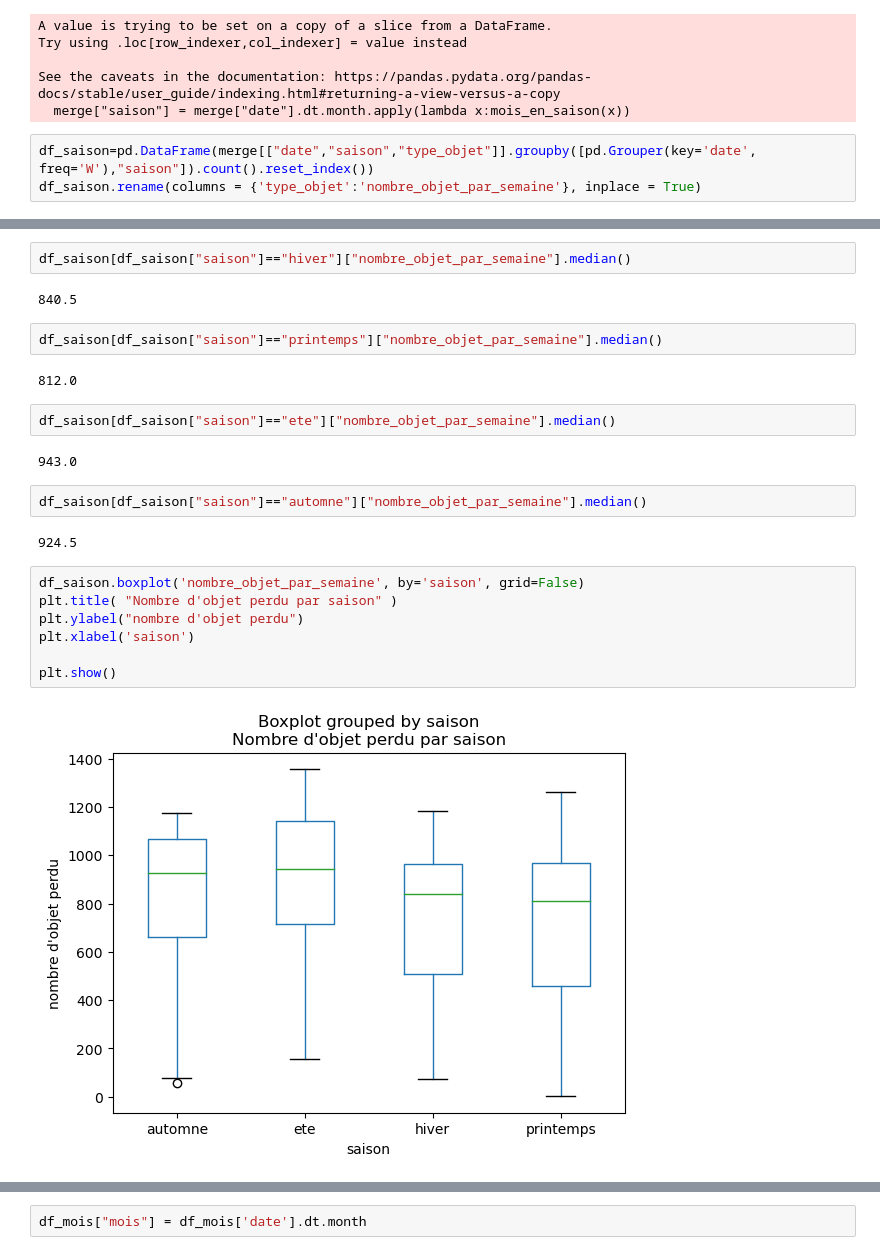
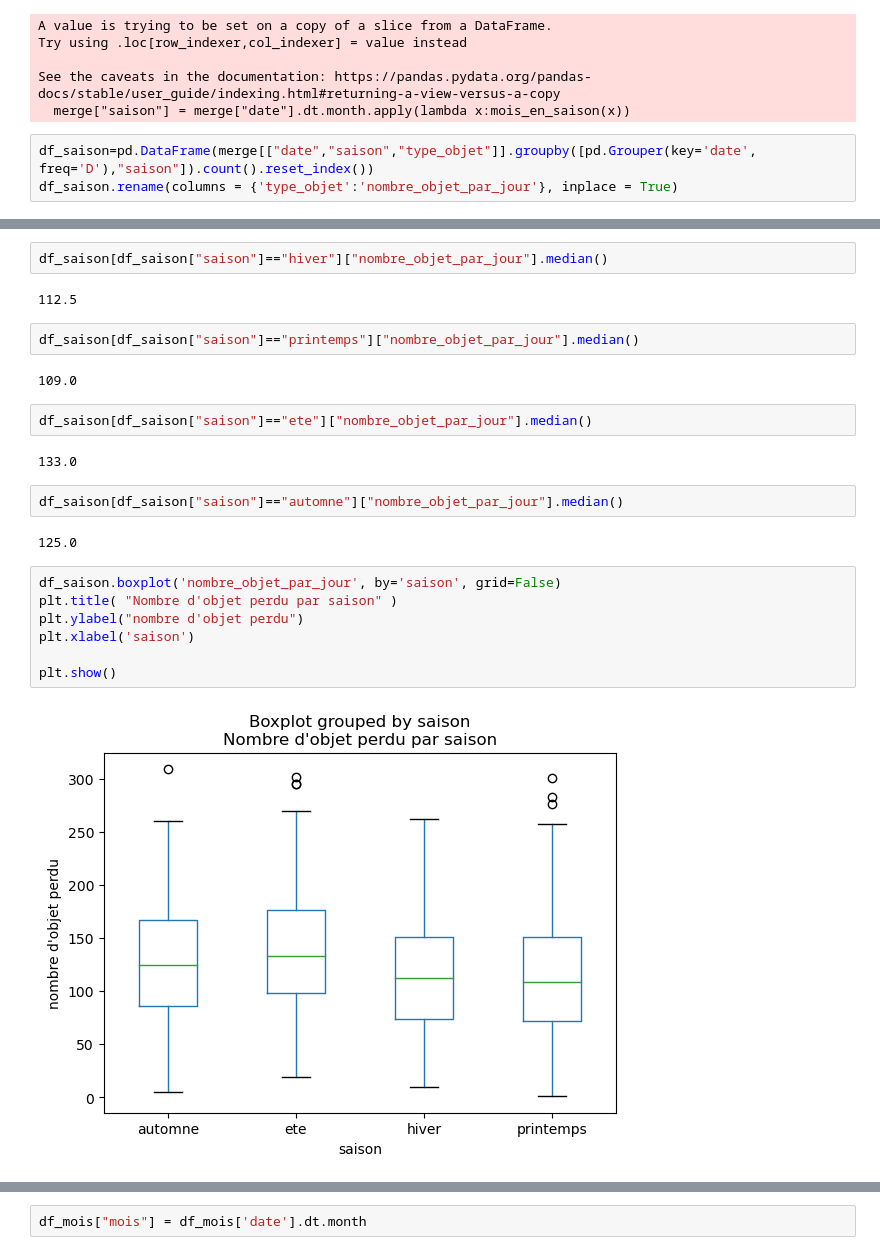
Before and after one commit to StevenDelval/brief_Lost_in_translation, a Jupyter notebook: datascience.ipynb, the cells around one changed output, grey strips where cells are left out. Saved outputs shown, nothing was run; the diff lists cells and outputs as text.

```diff
--- a/datascience.ipynb
+++ b/datascience.ipynb
@@ -138,8 +138,8 @@ Try using .loc[row_indexer,col_indexer] = value instead
 See the caveats in the documentation: https://pandas.pydata.org/pandas-docs/stable/user_guide/indexing.html#returning-a-view-versus-a-copy
   merge["saison"] = merge["date"].dt.month.apply(lambda x:mois_en_saison(x))
 # %%
-df_saison=pd.DataFrame(merge[["date","saison","type_objet"]].groupby([pd.Grouper(key='date', freq='W'),"saison"]).count().reset_index())
-df_saison.rename(columns = {'type_objet':'nombre_objet_par_semaine'}, inplace = True)
+df_saison=pd.DataFrame(merge[["date","saison","type_objet"]].groupby([pd.Grouper(key='date', freq='D'),"saison"]).count().reset_index())
+df_saison.rename(columns = {'type_objet':'nombre_objet_par_jour'}, inplace = True)
 # %%
 df_saison
 # %% [output]
@@ -159,27 +159,27 @@ df_saison
 # %%
-df_saison[df_saison["saison"]=="hiver"]["nombre_objet_par_semaine"].median()
+df_saison[df_saison["saison"]=="hiver"]["nombre_objet_par_jour"].median()
 # %% [output]
-840.5
+112.5
 # %%
-df_saison[df_saison["saison"]=="printemps"]["nombre_objet_par_semaine"].median()
+df_saison[df_saison["saison"]=="printemps"]["nombre_objet_par_jour"].median()
 # %% [output]
-812.0
+109.0
 # %%
-df_saison[df_saison["saison"]=="ete"]["nombre_objet_par_semaine"].median()
+df_saison[df_saison["saison"]=="ete"]["nombre_objet_par_jour"].median()
 # %% [output]
-943.0
+133.0
 # %%
-df_saison[df_saison["saison"]=="automne"]["nombre_objet_par_semaine"].median()
+df_saison[df_saison["saison"]=="automne"]["nombre_objet_par_jour"].median()
 # %% [output]
-924.5
+125.0
 # %%
-df_saison.boxplot('nombre_objet_par_semaine', by='saison', grid=False)
+df_saison.boxplot('nombre_objet_par_jour', by='saison', grid=False)
 plt.title( "Nombre d'objet perdu par saison" )
 plt.ylabel("nombre d'objet perdu")
 plt.xlabel('saison')
 
 plt.show()
 # %% [output]
-[figure, old version]
+[figure, new version]
 # %%
 # fig, (ax1, ax2, ax3, ax4) = plt.subplots(1, 4, figsize=(20, 10))
```
Also changed, not shown: parts of 18 cells of this notebook.
